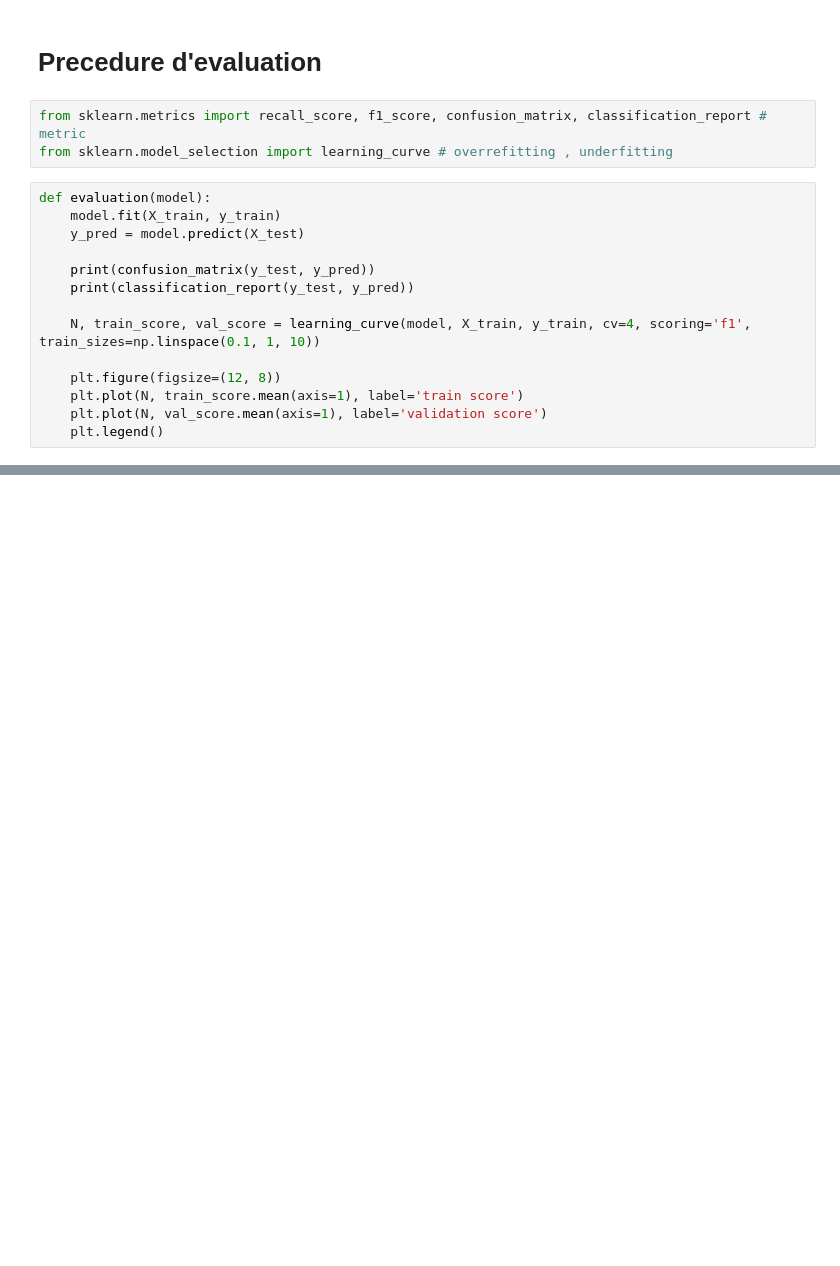
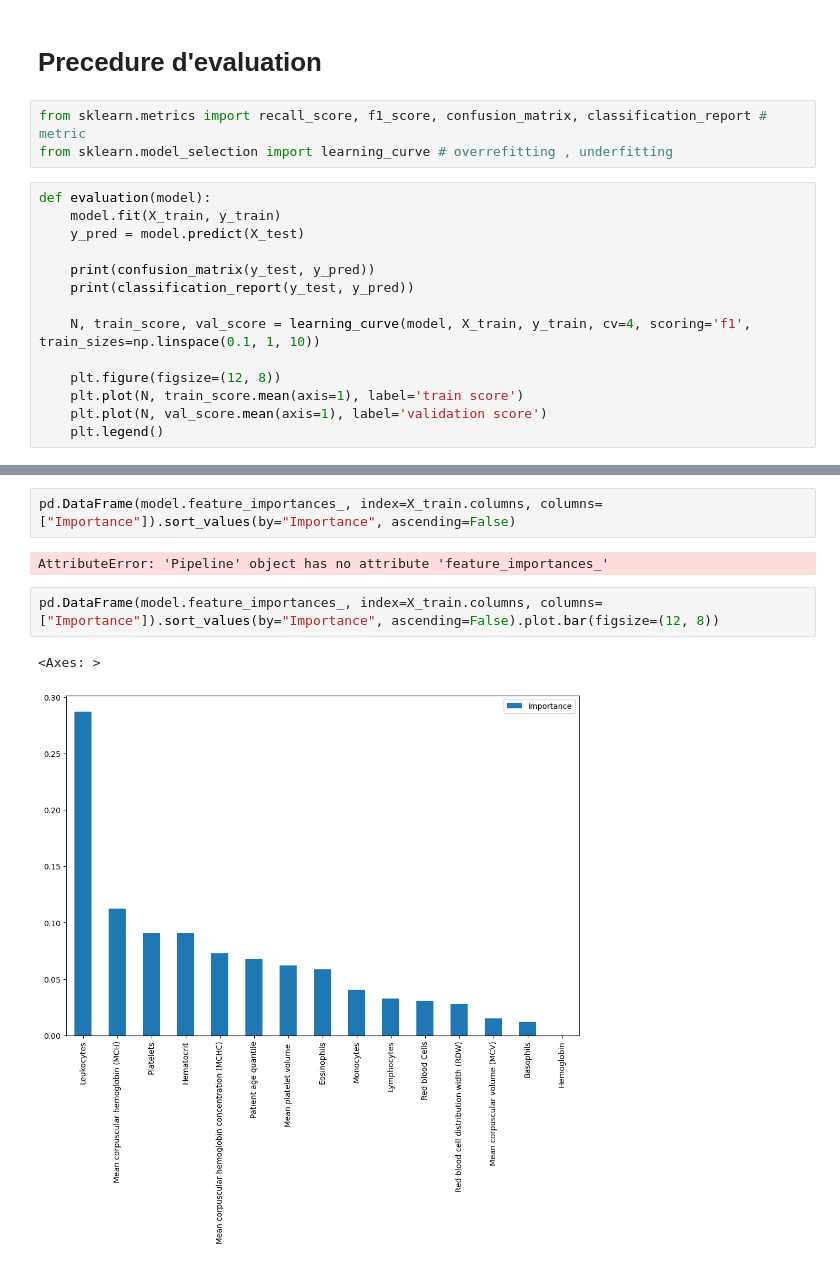
Before and after one commit to KHARBOUCHEBilal/Covid_2019_ML, a Jupyter notebook: preprocessing.ipynb, the cells around one changed output, grey strips where cells are left out. Saved outputs shown, nothing was run; the diff lists cells and outputs as text; blank space fills up the shorter version.

```diff
--- a/preprocessing.ipynb
+++ b/preprocessing.ipynb
@@ -164,0 +182,9 @@ weighted avg       0.86      0.90      0.86      1129
+# %%
+pd.DataFrame(model.feature_importances_, index=X_train.columns, columns=["Importance"]).sort_values(by="Importance", ascending=False)
+# %% [output]
+AttributeError: 'Pipeline' object has no attribute 'feature_importances_'
+# %%
+pd.DataFrame(model.feature_importances_, index=X_train.columns, columns=["Importance"]).sort_values(by="Importance", ascending=False).plot.bar(figsize=(12, 8))
+# %% [output]
+<Axes: >
+[figure, added]
```
Also changed, not shown: parts of 12 cells of this notebook, 1 other file.
